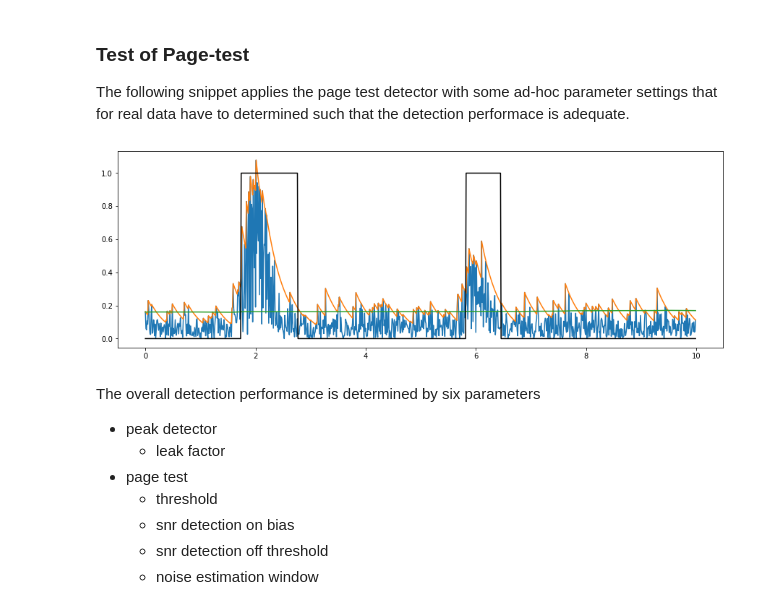
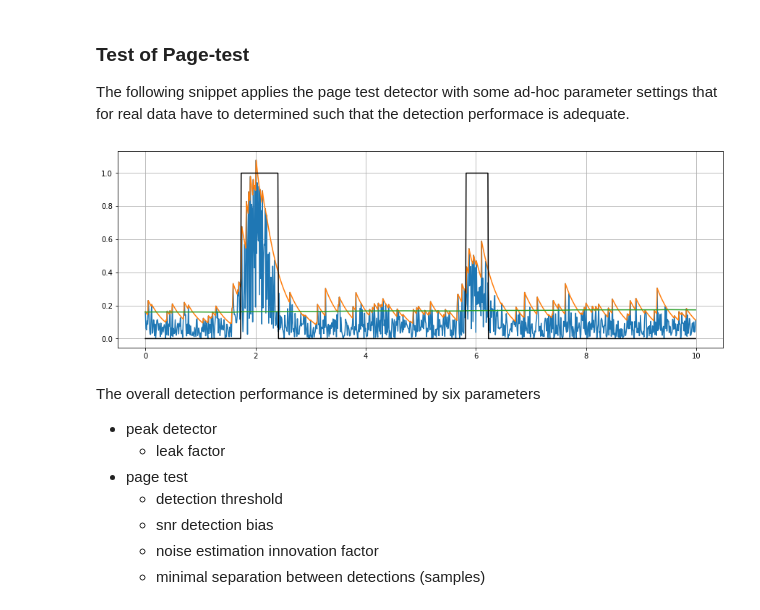
Before and after one commit to WMXZ-EU/wmxz-eu.github.io, a Jupyter notebook: _sources/transient_detection.ipynb, the cells around one changed output. Drawn from its saved outputs; the diff is of its cells as text; code cells hidden in the pictures.

```diff
--- a/_sources/transient_detection.ipynb
+++ b/_sources/transient_detection.ipynb
@@ -99,9 +99,12 @@ def pageTest1(zz,th,bb,aa,nt):
     for ii in range(1,ndat):
         sn[ii]=zz[ii]/nn[ii-1]
         ee[ii]= ee[ii-1]+(sn[ii]-bb)
-        if ((ee[ii]>th) and(ii-it<nt):
-            ee[it:ii]=th
-            dd[it:ii]=1
+        if (ee[ii]>th):
+            ee[ii]=th
+            dd[ii]=1
+            if ii-it>=nt:
+                ee[it:ii]=th
+                dd[it:ii]=1
         if (ee[ii]<0):
             ee[ii]=0
             nn[ii]=nn[ii-1]+aa*(zz[ii]-nn[ii-1])
@@ -116,23 +119,24 @@ The following snippet applies the page test detector with some ad-hoc parameter
 # %%
 th=20
 bb=6
 aa=1e-3
-nt=100
+nt=10
 dd,nn = pageTest1(zz**2,th,bb,aa,nt)
 
 fig = plt.figure("figure.figsize",[15,5])
 plt.plot(tt,np.abs(ss));
 plt.plot(tt,zz);
 plt.plot(tt,np.sqrt(nn));
 plt.plot(tt,dd,'k');
+plt.grid(True)
 # %% [output]
-[figure, old version]
+[figure, new version]
 # %% [markdown]
 The overall detection performance is determined by six parameters
 - peak detector
   - leak factor
 - page test
-  - threshold
-  - snr detection on bias
-  - snr detection off threshold
-  - noise estimation window
+  - detection threshold
+  - snr detection bias
+  - noise estimation innovation factor
+  - minimal separation between detections (samples)
```
Also changed, not shown: 7 other files.
